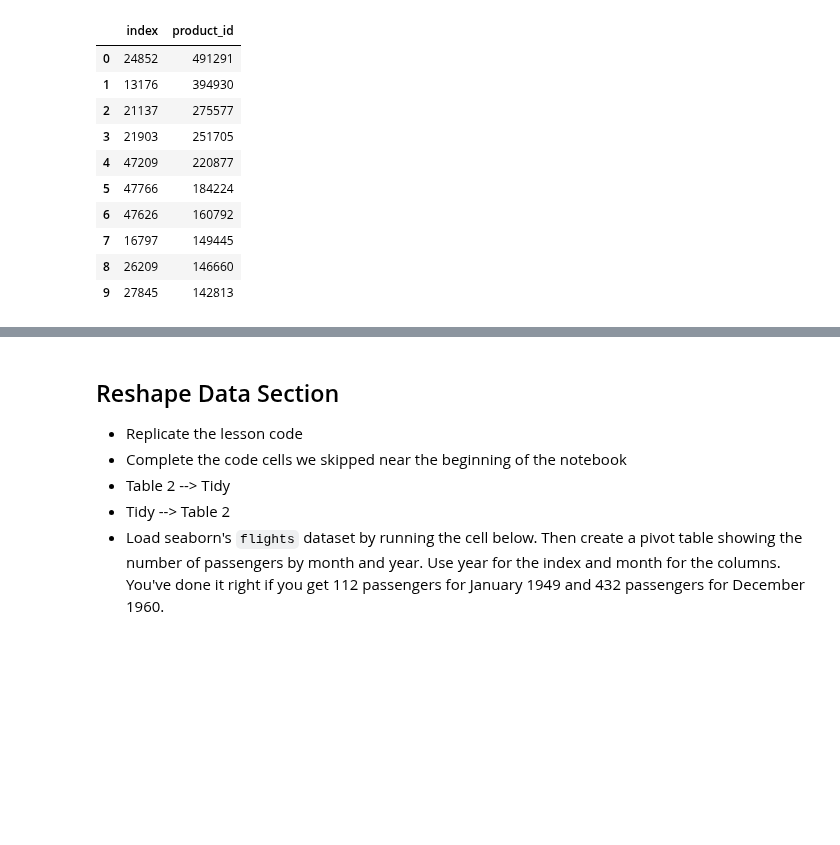
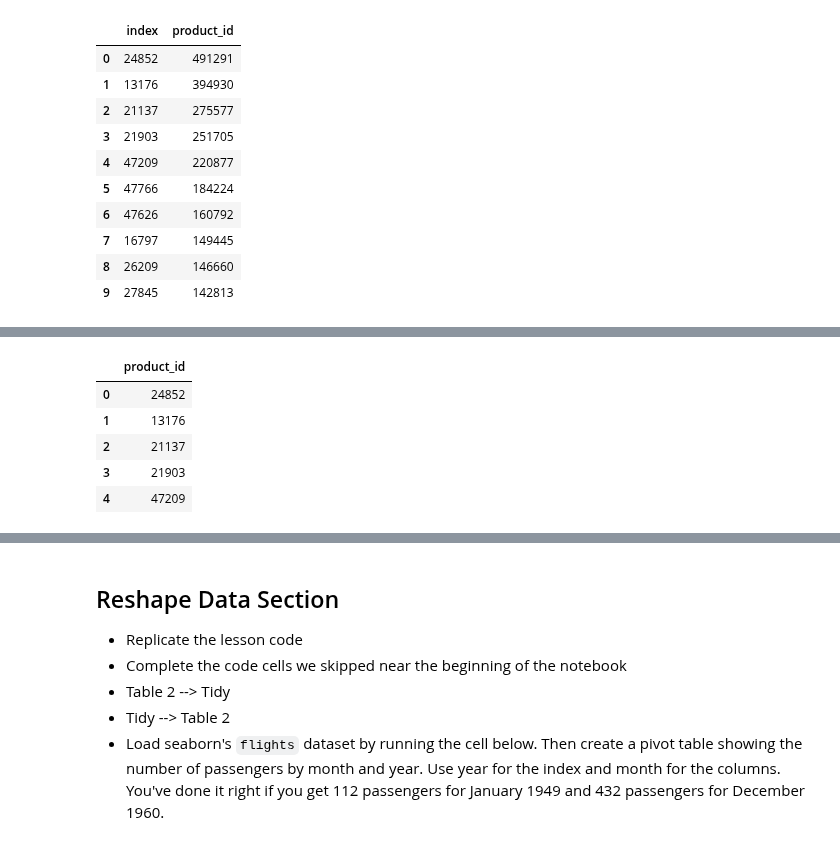
Before and after one commit to bloominstituteoftechnology/DS-Unit-1-Sprint-1-Data-Wrangling-and-Storytelling, a Jupyter notebook: DS-Unit-1-Sprint-1-Data-Wrangling-and-Storytelling/module3-exploratory-data-analysis/mk_LS_DS_113_Join_and_Reshape_Data_Assignment.ipynb, the cells around one changed output, grey strips where cells are left out. Cells and saved outputs as stored; diff of their text form; code cells hidden in the pictures; blank space fills up the shorter version.

```diff
--- a/DS-Unit-1-Sprint-1-Data-Wrangling-and-Storytelling/module3-exploratory-data-analysis/mk_LS_DS_113_Join_and_Reshape_Data_Assignment.ipynb
+++ b/DS-Unit-1-Sprint-1-Data-Wrangling-and-Storytelling/module3-exploratory-data-analysis/mk_LS_DS_113_Join_and_Reshape_Data_Assignment.ipynb
@@ -406 +417,12 @@ top10
+# %%
+top10[['product_id' ]]
+TOP10=top10[['product_id' ]]
+TOP10.head()
+# %% [output]
+|  | product_id |
+| 0 | 24852 |
+| 1 | 13176 |
+| 2 | 21137 |
+| 3 | 21903 |
+| 4 | 47209 |
 # %%
```
Also changed, not shown: parts of 2 cells of this notebook.
